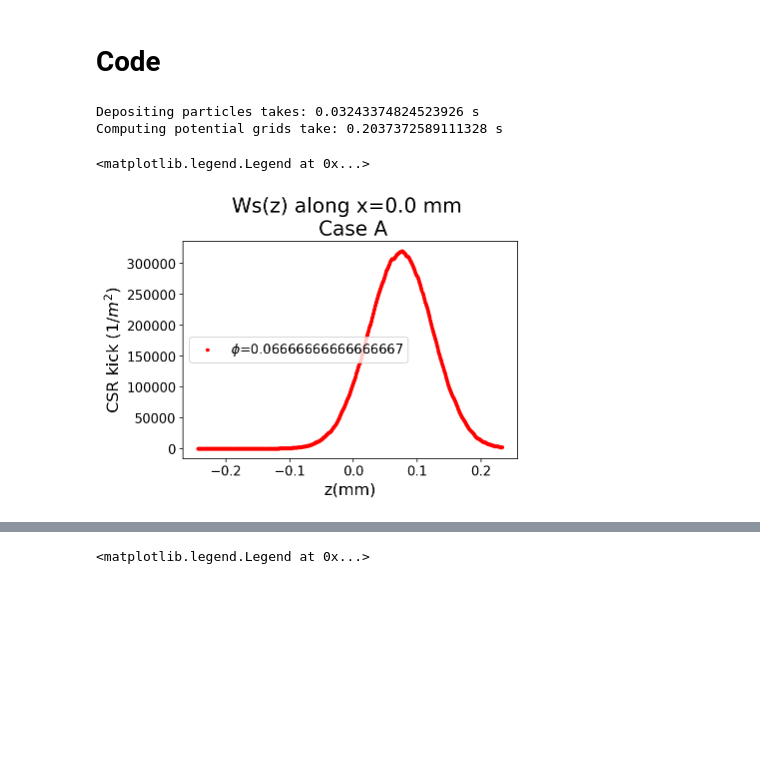
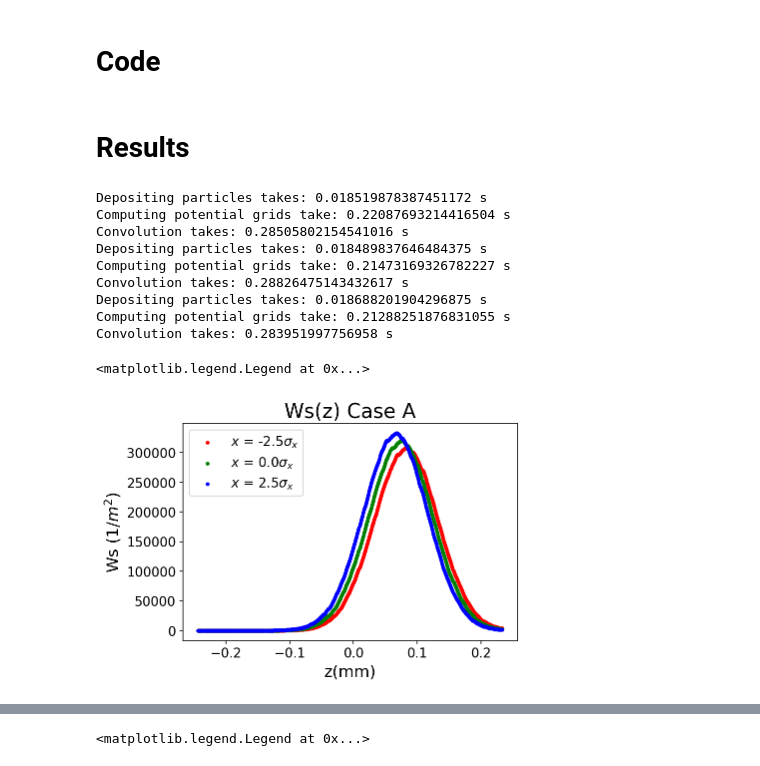
Before and after one commit to weiyuanlou/PyCSR2D, a Jupyter notebook: benchmarking/one_bend_transient/caseA.ipynb, the cells around one changed output, grey strips where cells are left out. Drawn from its saved outputs; the diff is of its cells as text; code cells hidden in the pictures; blank space fills up the shorter version.

Commit message:
Updated transient wake computation notebooks and decent benchmarking example for case A,B,C.

```diff
--- a/benchmarking/one_bend_transient/caseA.ipynb
+++ b/benchmarking/one_bend_transient/caseA.ipynb
@@ -268,20 +268,6 @@ def csr2d_kick_calc_case_A(
         t4 = time.time()
         print("Computing potential grids take:", t4 - t3, "s")
 
-    # Compute the wake via 2d convolution
-    #conv_s, conv_x = fftconvolve2(lambda_grid_filtered_prime, psi_s_grid, psi_x_grid)
-    #conv_s_case_B = fftconvolve2(lambda_grid_filtered, Es_case_B_grid)[0]  # [0] required is there is only one grid
-    #conv_s_case_A, conv_x_case_A = fftconvolve2(lambda_grid_filtered, Es_case_A_grid, Fx_case_A_grid)
-
-    #if debug:
-    #    t5 = time.time()
-    #    print("Convolution takes:", t5 - t4, "s")
-
-    #Ws_case_B_grid = (beta**2 / rho**2) * (conv_s_case_B) * (dz * dx)
-    #Ws_case_A_grid = (1/gamma**2 / rho**2 ) * (conv_s_case_A) * (dz * dx)
-    #Wx_case_A_grid = (1/gamma**2 / rho**2 ) * (conv_x_case_A) * (dz * dx)
-    ##Wx_grid = (beta ** 2 / abs(rho)) * (conv_x) * (dz * dx)
-
 
     # Boundary condition
     temp = (x_observe - xvec2)/rho
@@ -295,35 +281,50 @@ def csr2d_kick_calc_case_A(
 
     conv_s, conv_x = fftconvolve2(lambda_grid_filtered, Es_grid_bounded, Fx_grid_bounded)
 
+    if debug:
+        t5 = time.time()
+        print("Convolution takes:", t5 - t4, "s")
+
     Ws_grid = (1/gamma**2 / rho**2) * (conv_s) * (dz*dx)
     Wx_grid = (1/gamma**2 / rho**2) * (conv_x) * (dz*dx)
 
     x_observe_index = np.argmin(np.abs(xvec - x_observe))
 
-    return zvec,xvec,Ws_grid[:,x_observe_index]
+    return zvec,xvec, Ws_grid[:,x_observe_index], Wx_grid[:,x_observe_index]
 
     #return zvec,xvec,zvec2,xvec2, lambda_grid_filtered, Es_case_B_grid, Es_case_A_grid, Fx_case_A_grid, Ws_case_B_grid, Ws_case_A_grid, Wx_grid, dz, dx
+# %% [markdown]
+# Results
 # %%
 # Checking with Yunhai's example
-x_observe = 0.0
 
-phi_vec = [0.1/rho]
+xo_vec = [-2.5*sigma_x, 0.0, 2.5*sigma_x]
 
-ffA = lambda a : csr2d_kick_calc_case_A(beam[4], beam[0], charges,
-    gamma=gamma, rho=rho, phi = a, x_observe = 0,
+ffA = lambda xo : csr2d_kick_calc_case_A(beam[4], beam[0], charges,
+    gamma=gamma, rho=rho, phi = 0.1/rho, x_observe = xo,
     nz=600, nx=500, debug=True)
-wake_listA = np.array(list(map(ffA, phi_vec)))
+wake_listA = np.array(list(map(ffA, xo_vec)))
 
 zvec = wake_listA[0][0]
+xvec = wake_listA[0][1]
 
-plt.scatter(zvec*10**3,wake_listA[0][2], color='red', label='$\phi$='+str(phi_vec[0]), s=8 )
+plt.scatter(zvec*10**3,wake_listA[0][2], color='red', label='$x$ = '+str(xo_vec[0]/sigma_x) + '$\sigma_x$', s=8 )
+plt.scatter(zvec*10**3,wake_listA[1][2], color='green', label='$x$ = '+str(xo_vec[1]/sigma_x) + '$\sigma_x$', s=8 )
+plt.scatter(zvec*10**3,wake_listA[2][2], color='blue', label='$x$ = '+str(xo_vec[2]/sigma_x) + '$\sigma_x$', s=8 )
 
 plt.xlabel('z(mm)', fontsize=16)
-plt.ylabel('CSR kick $(1/m^2)$', fontsize=16)
-plt.title('Ws(z) along x='+str(x_observe*1000)+' mm \n Case A',  fontsize=20)
+plt.ylabel('Ws $(1/m^2)$', fontsize=16)
+plt.title('Ws(z) Case A',  fontsize=20)
 plt.legend()
 # %% [output]
-Depositing particles takes: 0.03243374824523926 s
-Computing potential grids take: 0.2037372589111328 s
+Depositing particles takes: 0.018519878387451172 s
+Computing potential grids take: 0.22087693214416504 s
+Convolution takes: 0.28505802154541016 s
+Depositing particles takes: 0.018489837646484375 s
+Computing potential grids take: 0.21473169326782227 s
+Convolution takes: 0.28826475143432617 s
+Depositing particles takes: 0.018688201904296875 s
+Computing potential grids take: 0.21288251876831055 s
+Convolution takes: 0.283951997756958 s
 <matplotlib.legend.Legend at 0x...>
-[figure, old version]
+[figure, new version]
```
Also changed, not shown: parts of 71 cells of this notebook, 7 other files.
